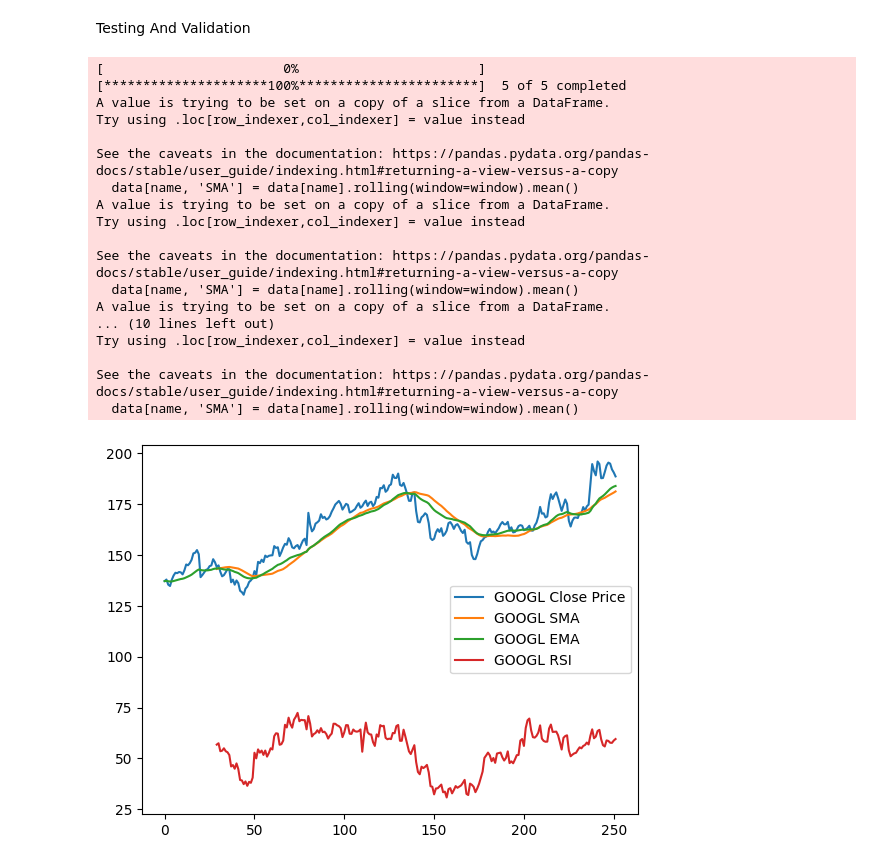
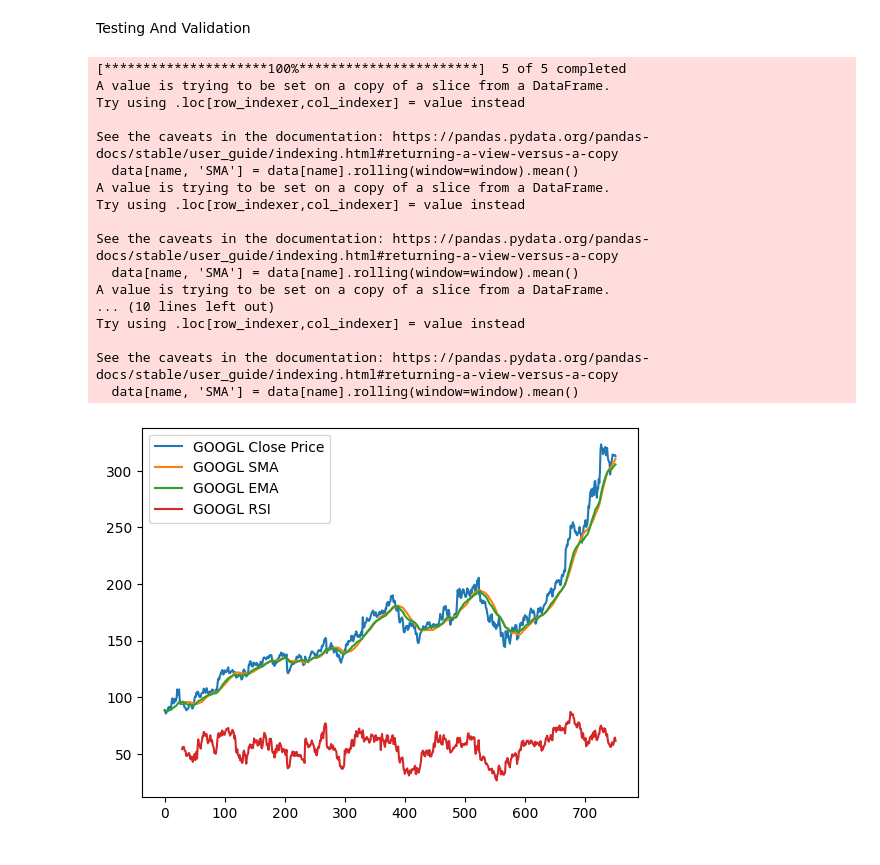
Before and after one commit to MDBowen/IndividualProject, a Jupyter notebook: experiment.ipynb, the cells around one changed output. Saved outputs shown, nothing was run; the diff lists cells and outputs as text; code cells hidden in the pictures.

```diff
--- a/experiment.ipynb
+++ b/experiment.ipynb
@@ -307,7 +308,7 @@ plot_predictions_by_asset(preds, Y, sample_tickers)
 # %% [markdown]
 Testing And Validation
 # %%
-data = yf.download(sample_tickers, start="2024-01-01", end="2025-01-01")
+data = yf.download(sample_tickers, start="2023-01-01", end="2026-01-01")
 close = data['Close']
 
 indicator_class = AddTechnicalIndicators(close, sample_tickers)
@@ -319,35 +320,35 @@ data_frame = data
 data = data.to_numpy()
 
 googl = data[:, 2]
 googl_sma = data[:, 7]
 googl_ema = data[:, 12]
 googl_rsi = data[:, 17]
 
 plt.plot(googl, label='GOOGL Close Price')
 plt.plot(googl_sma, label='GOOGL SMA')
 plt.plot(googl_ema, label='GOOGL EMA')
 plt.plot(googl_rsi, label='GOOGL RSI')
 plt.legend()
 plt.show()
 # %% [output]
-[                       0%                       ][*********************100%***********************]  5 of 5 completed
+[*********************100%***********************]  5 of 5 completed
 A value is trying to be set on a copy of a slice from a DataFrame.
 Try using .loc[row_indexer,col_indexer] = value instead
 
 See the caveats in the documentation: https://pandas.pydata.org/pandas-docs/stable/user_guide/indexing.html#returning-a-view-versus-a-copy
   data[name, 'SMA'] = data[name].rolling(window=window).mean()
 A value is trying to be set on a copy of a slice from a DataFrame.
 Try using .loc[row_indexer,col_indexer] = value instead
 
 See the caveats in the documentation: https://pandas.pydata.org/pandas-docs/stable/user_guide/indexing.html#returning-a-view-versus-a-copy
   data[name, 'SMA'] = data[name].rolling(window=window).mean()
 A value is trying to be set on a copy of a slice from a DataFrame.
 ... (10 lines left out)
 Try using .loc[row_indexer,col_indexer] = value instead
 
 See the caveats in the documentation: https://pandas.pydata.org/pandas-docs/stable/user_guide/indexing.html#returning-a-view-versus-a-copy
   data[name, 'SMA'] = data[name].rolling(window=window).mean()
-[figure, old version]
+[figure, new version]
 # %%
 
 norm_class = RollingZScoreNorm(data_frame)
```
Also changed, not shown: parts of 22 cells of this notebook, 2 other files.
